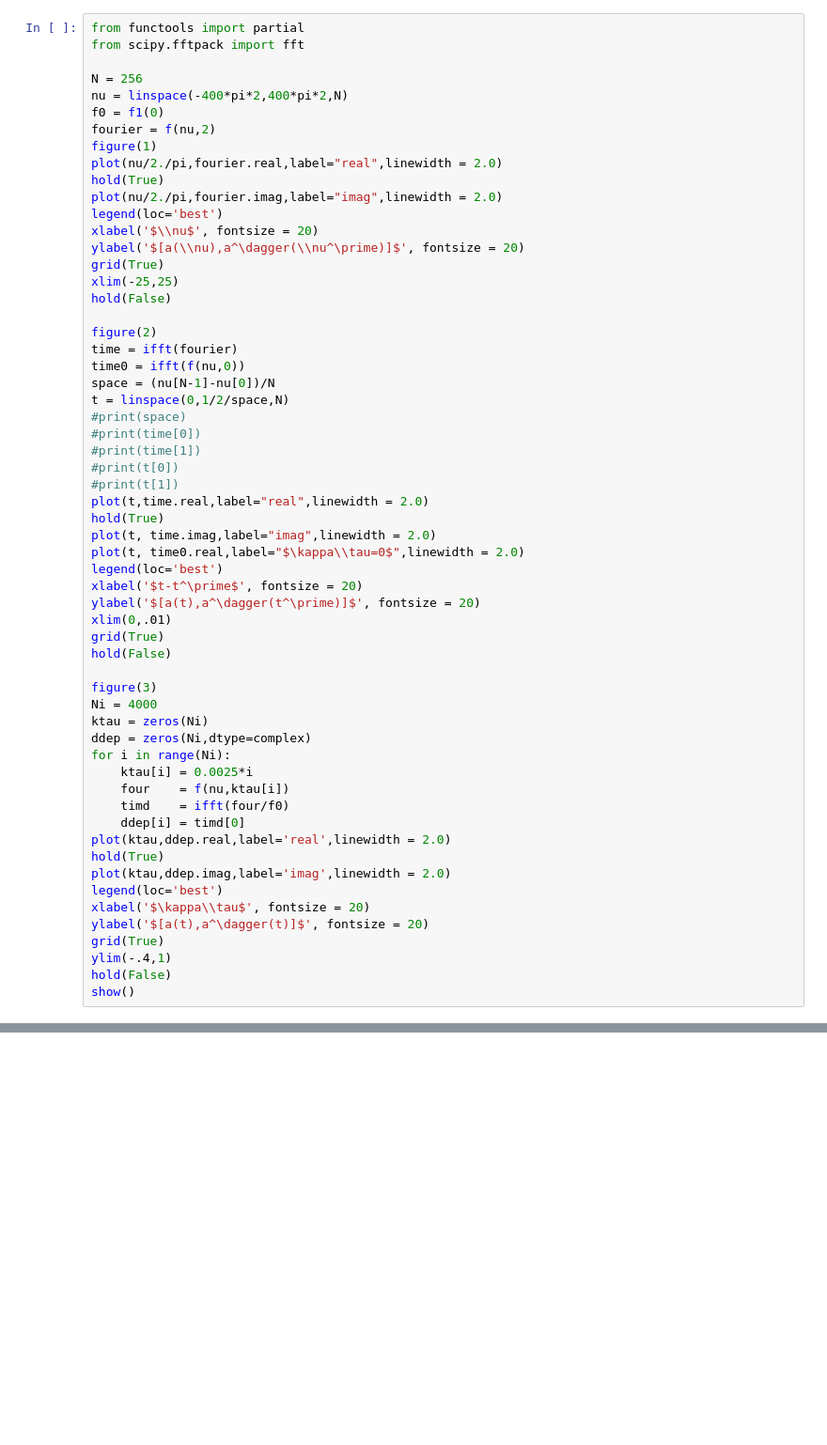
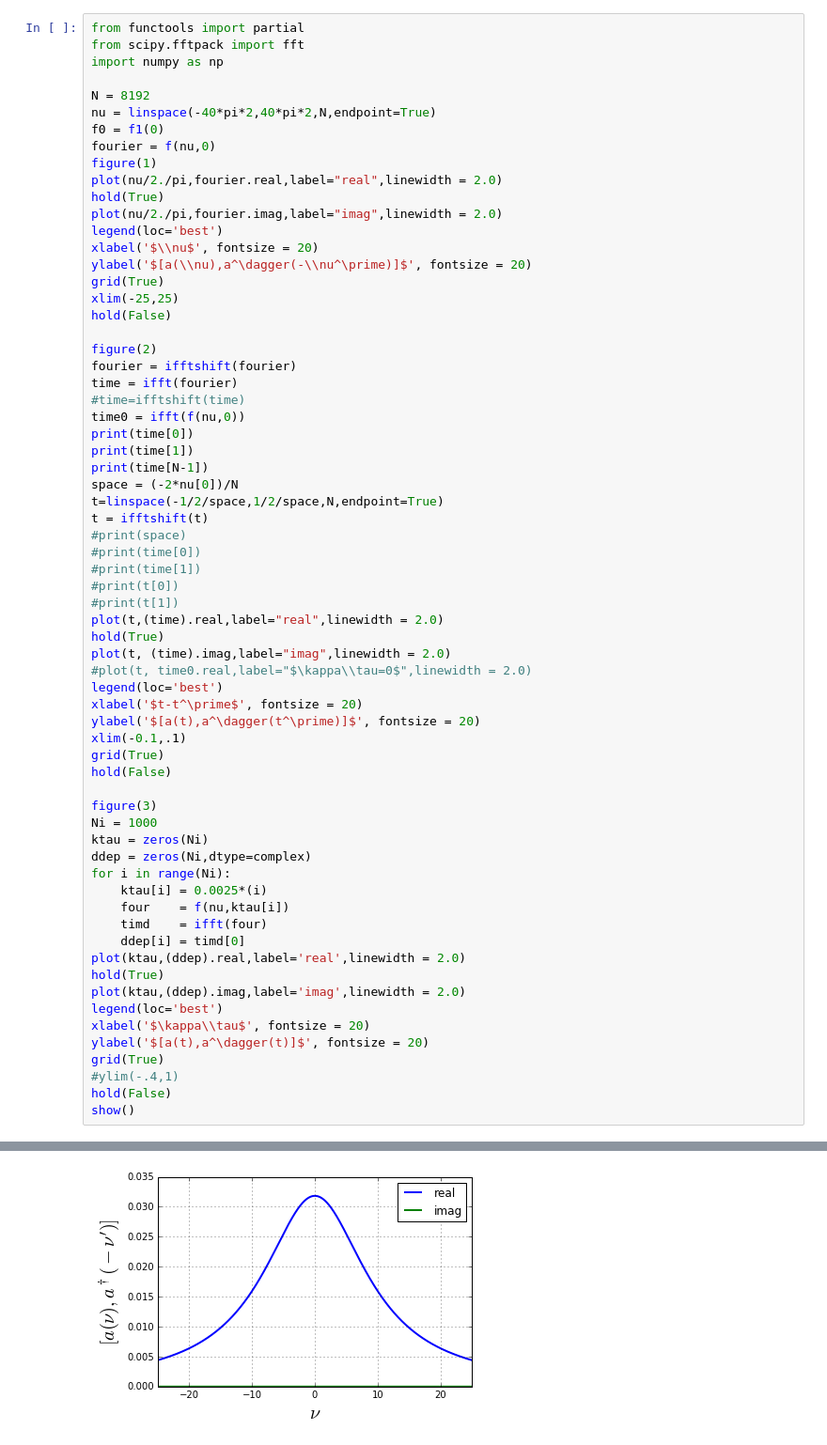
Before and after one commit to nemetniki/DPA, a Jupyter notebook: Commutator.ipynb, the cells around one changed output, grey strips where cells are left out. Shown: that part at 94% size. Cells and saved outputs as stored; diff of their text form; blank space fills up the shorter version.

```diff
--- a/Commutator.ipynb
+++ b/Commutator.ipynb
@@ -93,60 +70,67 @@ show()
 # %%
 from functools import partial
 from scipy.fftpack import fft
+import numpy as np
 
-N = 256
-nu = linspace(-400*pi*2,400*pi*2,N)
+N = 8192
+nu = linspace(-40*pi*2,40*pi*2,N,endpoint=True)
 f0 = f1(0)
-fourier = f(nu,2)
+fourier = f(nu,0)
 figure(1)
 plot(nu/2./pi,fourier.real,label="real",linewidth = 2.0)
 hold(True)
 plot(nu/2./pi,fourier.imag,label="imag",linewidth = 2.0)
 legend(loc='best')
 xlabel('$\\nu$', fontsize = 20)
-ylabel('$[a(\\nu),a^\dagger(\\nu^\prime)]$', fontsize = 20)
+ylabel('$[a(\\nu),a^\dagger(-\\nu^\prime)]$', fontsize = 20)
 grid(True)
 xlim(-25,25)
 hold(False)
 
 figure(2)
+fourier = ifftshift(fourier)
 time = ifft(fourier)
+#time=ifftshift(time)
 time0 = ifft(f(nu,0))
-space = (nu[N-1]-nu[0])/N
-t = linspace(0,1/2/space,N)
+print(time[0])
+print(time[1])
+print(time[N-1])
+space = (-2*nu[0])/N
+t=linspace(-1/2/space,1/2/space,N,endpoint=True)
+t = ifftshift(t)
 #print(space)
 #print(time[0])
 #print(time[1])
 #print(t[0])
 #print(t[1])
-plot(t,time.real,label="real",linewidth = 2.0)
+plot(t,(time).real,label="real",linewidth = 2.0)
 hold(True)
-plot(t, time.imag,label="imag",linewidth = 2.0)
-plot(t, time0.real,label="$\kappa\\tau=0$",linewidth = 2.0)
+plot(t, (time).imag,label="imag",linewidth = 2.0)
+#plot(t, time0.real,label="$\kappa\\tau=0$",linewidth = 2.0)
 legend(loc='best')
 xlabel('$t-t^\prime$', fontsize = 20)
 ylabel('$[a(t),a^\dagger(t^\prime)]$', fontsize = 20)
-xlim(0,.01)
+xlim(-0.1,.1)
 grid(True)
 hold(False)
 
 figure(3)
-Ni = 4000
+Ni = 1000
 ktau = zeros(Ni)
 ddep = zeros(Ni,dtype=complex)
 for i in range(Ni):
-    ktau[i] = 0.0025*i
+    ktau[i] = 0.0025*(i)
     four    = f(nu,ktau[i])
-    timd    = ifft(four/f0)
+    timd    = ifft(four)
     ddep[i] = timd[0]
-plot(ktau,ddep.real,label='real',linewidth = 2.0)
+plot(ktau,(ddep).real,label='real',linewidth = 2.0)
 hold(True)
-plot(ktau,ddep.imag,label='imag',linewidth = 2.0)
+plot(ktau,(ddep).imag,label='imag',linewidth = 2.0)
 legend(loc='best')
 xlabel('$\kappa\\tau$', fontsize = 20)
 ylabel('$[a(t),a^\dagger(t)]$', fontsize = 20)
 grid(True)
-ylim(-.4,1)
+#ylim(-.4,1)
 hold(False)
 show()
 # %% [output]
@@ -153,0 +140 @@ NameError: name 'linspace' is not defined
+[figure, added]
```
Also changed, not shown: parts of 5 cells of this notebook.
